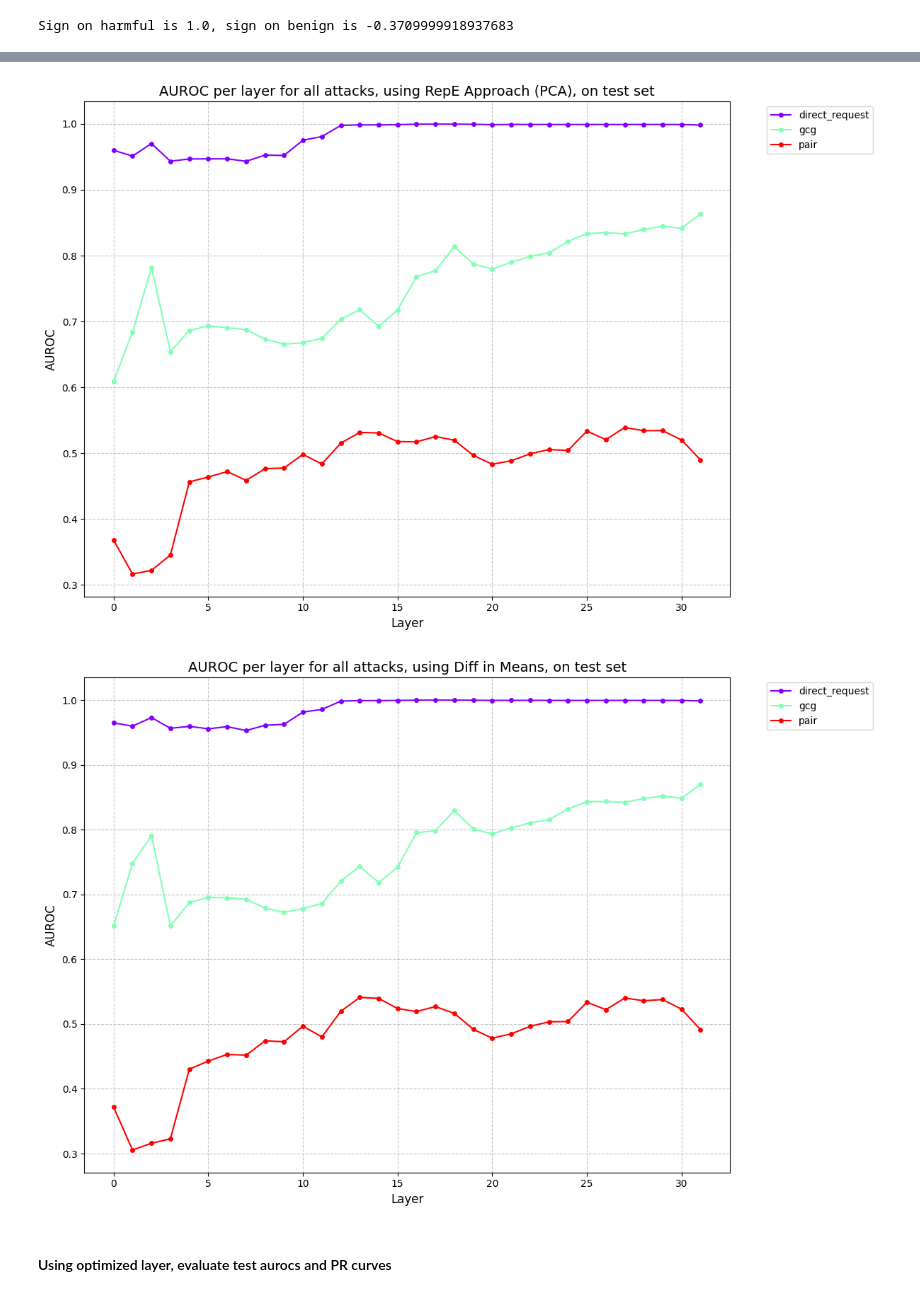
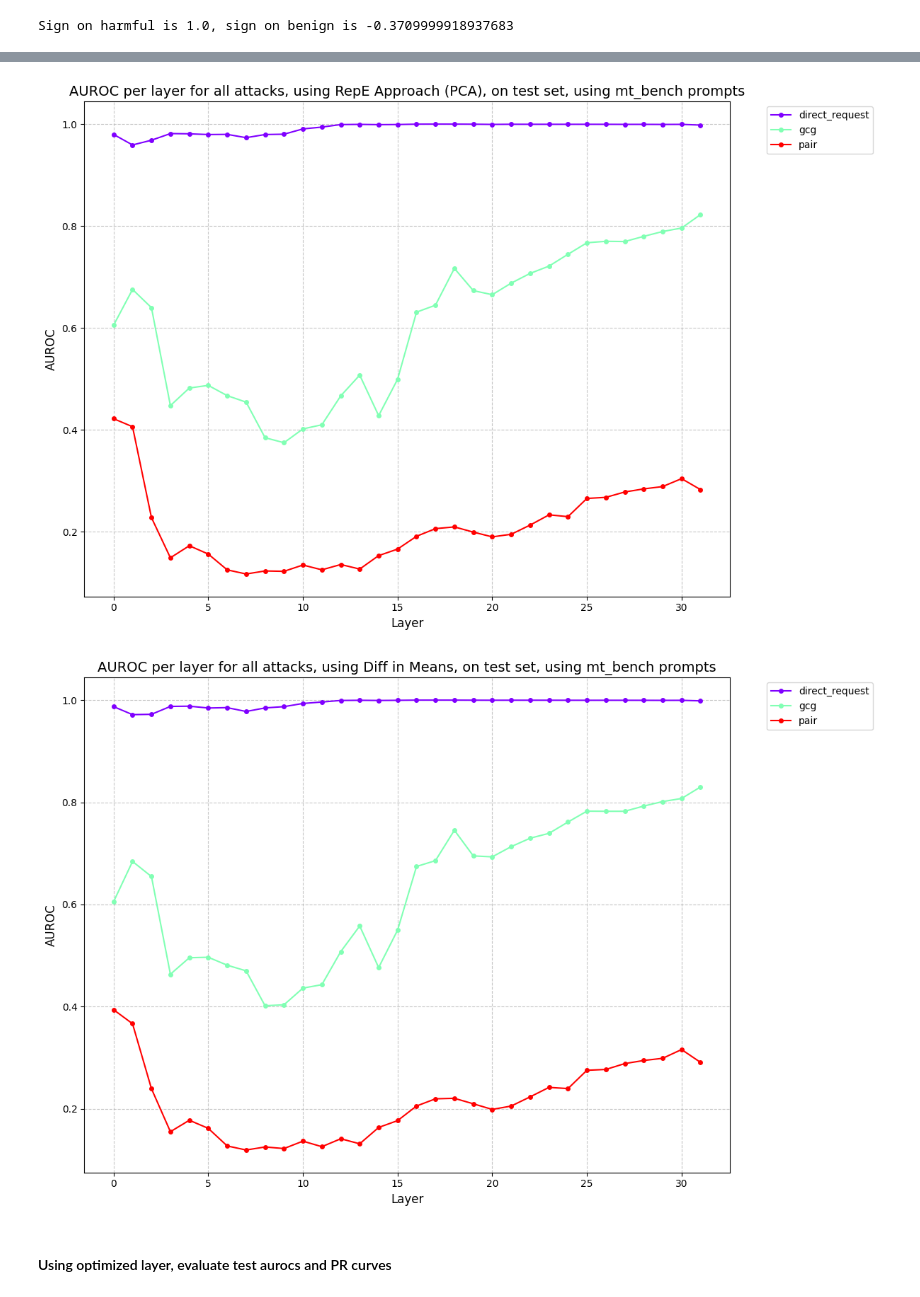
Before and after one commit to abhay-sheshadri/sae_experiments, a Jupyter notebook: jailbreak_mad_baselines.ipynb, the cells around one changed output, grey strips where cells are left out. Cells and saved outputs as stored; diff of their text form; code cells hidden in the pictures.

```diff
--- a/jailbreak_mad_baselines.ipynb
+++ b/jailbreak_mad_baselines.ipynb
@@ -85,6 +85,7 @@ harmful_train_dataset = harmful_train_dataset.train_test_split(test_size=0.2)
 harmful_train_dataset, harmful_val_dataset = harmful_train_dataset["train"], harmful_train_dataset["test"]
 harmful_test_dataset = load_dataset("Mechanistic-Anomaly-Detection/llama3-jailbreaks", split="harmful_instructions_test")
 
+mt_bench = load_dataset("Mechanistic-Anomaly-Detection/llama3-jailbreaks", split="mt_bench")
 
 n_train_prompts = 2000
 n_val_prompts = 500
@@ -96,7 +97,9 @@ benign_test_prompts = [strip_template(x) for x in benign_test_dataset["prompt"]]
 harmful_train_prompts = [strip_template(x) for x in harmful_train_dataset["prompt"]][:n_train_prompts]
 harmful_val_prompts = [strip_template(x) for x in harmful_val_dataset["prompt"]][:n_val_prompts]
 harmful_test_prompts = [strip_template(x) for x in harmful_test_dataset["prompt"]][:n_test_prompts]
+mt_bench_prompts = [strip_template(x) for x in mt_bench["prompt"]]
 
+# benign_test_prompts = benign_test_prompts + mt_bench_prompts # adding mt_bench prompts to benign_test_prompts so that we can get more complex
 
 attack_prompts["direct_request"] = harmful_test_prompts
 attack_names = ["direct_request"] + test_attacks
@@ -185,10 +188,11 @@ if not load_caches:
     harmful_train_cache = retrieve_acts(model, apply_chat_template(harmful_train_prompts), batch_size=2, to_cpu=True)
     harmful_val_cache = retrieve_acts(model, apply_chat_template(harmful_val_prompts), batch_size=2, to_cpu=True)
     harmful_test_cache = retrieve_acts(model, apply_chat_template(harmful_test_prompts), batch_size=2, to_cpu=True)
+    mt_bench_cache = retrieve_acts(model, apply_chat_template(mt_bench_prompts), batch_size=2, to_cpu=True)
 
     if save_caches:
         with open(f"act_caches_{model_type}.pkl", "wb") as f:
-            pickle.dump({"benign_train_cache": benign_train_cache, "benign_val_cache": benign_val_cache, "benign_test_cache": benign_test_cache, "harmful_train_cache": harmful_train_cache, "harmful_val_cache": harmful_val_cache, "harmful_test_cache": harmful_test_cache, "attack_cache": attack_cache}, f)
+            pickle.dump({"benign_train_cache": benign_train_cache, "benign_val_cache": benign_val_cache, "benign_test_cache": benign_test_cache, "harmful_train_cache": harmful_train_cache, "harmful_val_cache": harmful_val_cache, "harmful_test_cache": harmful_test_cache, "attack_cache": attack_cache, "mt_bench_cache": mt_bench_cache}, f)
 
 else:
     with open(f"act_caches_{model_type}.pkl", "rb") as f:
@@ -200,6 +204,7 @@ else:
     harmful_val_cache = act_caches["harmful_val_cache"]
     harmful_test_cache = act_caches["harmful_test_cache"]
     attack_cache = act_caches["attack_cache"]
+    mt_bench_cache = act_caches["mt_bench_cache"]
 # %% [markdown]
 ## Non-mechanistic Anomaly Detection
 # %% [markdown]
@@ -320,7 +325,7 @@ import numpy as np
 from sklearn.metrics import roc_curve, auc
 import matplotlib.pyplot as plt
 
-def get_aurocs(layer, reading_vector, plot=False, on_attacks=False, on_test=False, return_curves=False):
+def get_aurocs(layer, reading_vector, plot=False, on_attacks=False, on_test=False, return_curves=False, use_mt_bench=False):
     """
     if evaluating on attacks, then everything should be on test
     else, everything is on val
@@ -328,10 +333,13 @@ def get_aurocs(layer, reading_vector, plot=False, on_attacks=False, on_test=Fals
     assert on_attacks == on_test
 
     aurocs = {}
-    if on_test:
-        benign_data = benign_test_cache[layer].float().numpy()
+    if use_mt_bench:
+        benign_data = mt_bench_cache[layer].float().numpy()
     else:
-        benign_data = benign_val_cache[layer].float().numpy()
+        if on_test:
+            benign_data = benign_test_cache[layer].float().numpy()
+        else:
+            benign_data = benign_val_cache[layer].float().numpy()
 
     def calculate_auroc(harmful_data, benign_data, reading_vector, return_curves=False):
         labels = np.concatenate([np.ones(harmful_data.shape[0]), np.zeros(benign_data.shape[0])])
@@ -400,5 +408,5 @@ def get_aurocs(layer, reading_vector, plot=False, on_attacks=False, on_test=Fals
         return aurocs, pr_curves
     return aurocs
 
-aurocs, curves = get_aurocs(layer=12, reading_vector=reading_vector, plot=True, on_attacks=True, on_test=True, return_curves=True)
+aurocs, curves = get_aurocs(layer=12, reading_vector=reading_vector, plot=True, on_attacks=True, on_test=True, return_curves=True, use_mt_bench=True)
 # %% [output]
@@ -411,37 +419,39 @@ AUROC for direct request on test set: 0.9984
 # %%
 # plot AUROC per layer
 on_test = True
+use_mt_bench = True
+
 repe_layer_aurocs = defaultdict(list)
 for layer in tqdm(range(model.cfg.n_layers)):
     reading_vector = get_reading_vector(layer=layer, verbose=False)
-    aurocs = get_aurocs(layer=layer, reading_vector=reading_vector, plot=False, on_attacks=on_test, on_test=on_test)
+    aurocs = get_aurocs(layer=layer, reading_vector=reading_vector, plot=False, on_attacks=on_test, on_test=on_test, use_mt_bench=use_mt_bench)
     for attack_name, auroc in aurocs.items():
         repe_layer_aurocs[attack_name].append(auroc)
 
 # Create a single plot for all attacks
 plt.figure(figsize=(12, 8))
 
 # Define a color palette
 colors = plt.cm.rainbow(np.linspace(0, 1, len(repe_layer_aurocs)))
 
 for (attack_name, aurocs), color in zip(repe_layer_aurocs.items(), colors):
     plt.plot(range(model.cfg.n_layers), aurocs, '-o', label=attack_name, color=color, markersize=4)
 
 plt.xlabel("Layer", fontsize=12)
 plt.ylabel("AUROC", fontsize=12)
-plt.title(f"AUROC per layer for all attacks, using RepE Approach (PCA), on test set" if on_test else "AUROC per layer for all attacks, using RepE Approach (PCA), on validation set", fontsize=14)
+plt.title(f"AUROC per layer for all attacks, using RepE Approach (PCA), on {'test' if on_test else 'validation'} set, using {'mt_bench' if use_mt_bench else 'benign'} prompts", fontsize=14)
 plt.legend(bbox_to_anchor=(1.05, 1), loc='upper left', fontsize=10)
 plt.grid(True, linestyle='--', alpha=0.7)
 plt.tight_layout()
 plt.show()
 # %% [output]
-[figure, old version]
+[figure, new version]
 # %%
 # plot AUROC per layer
 repe_layer_aurocs = defaultdict(list)
 for layer in tqdm(range(model.cfg.n_layers)):
     reading_vector = get_reading_vector(layer=layer, verbose=False, use_pca=False)
-    aurocs = get_aurocs(layer=layer, reading_vector=reading_vector, plot=False, on_attacks=on_test, on_test=on_test)
+    aurocs = get_aurocs(layer=layer, reading_vector=reading_vector, plot=False, on_attacks=on_test, on_test=on_test, use_mt_bench=use_mt_bench)
     for attack_name, auroc in aurocs.items():
         repe_layer_aurocs[attack_name].append(auroc)
 
@@ -456,13 +466,13 @@ for (attack_name, aurocs), color in zip(repe_layer_aurocs.items(), colors):
 
 plt.xlabel("Layer", fontsize=12)
 plt.ylabel("AUROC", fontsize=12)
-plt.title("AUROC per layer for all attacks, using Diff in Means, on test set" if on_test else "AUROC per layer for all attacks, using Diff in Means, on validation set", fontsize=14)
+plt.title(f"AUROC per layer for all attacks, using Diff in Means, on {'test' if on_test else 'validation'} set, using {'mt_bench' if use_mt_bench else 'benign'} prompts", fontsize=14)
 plt.legend(bbox_to_anchor=(1.05, 1), loc='upper left', fontsize=10)
 plt.grid(True, linestyle='--', alpha=0.7)
 plt.tight_layout()
 plt.show()
 # %% [output]
-[figure, old version]
+[figure, new version]
 # %% [markdown]
 #### Using optimized layer, evaluate test aurocs and PR curves
 # %%
```
Also changed, not shown: parts of 26 cells of this notebook.
